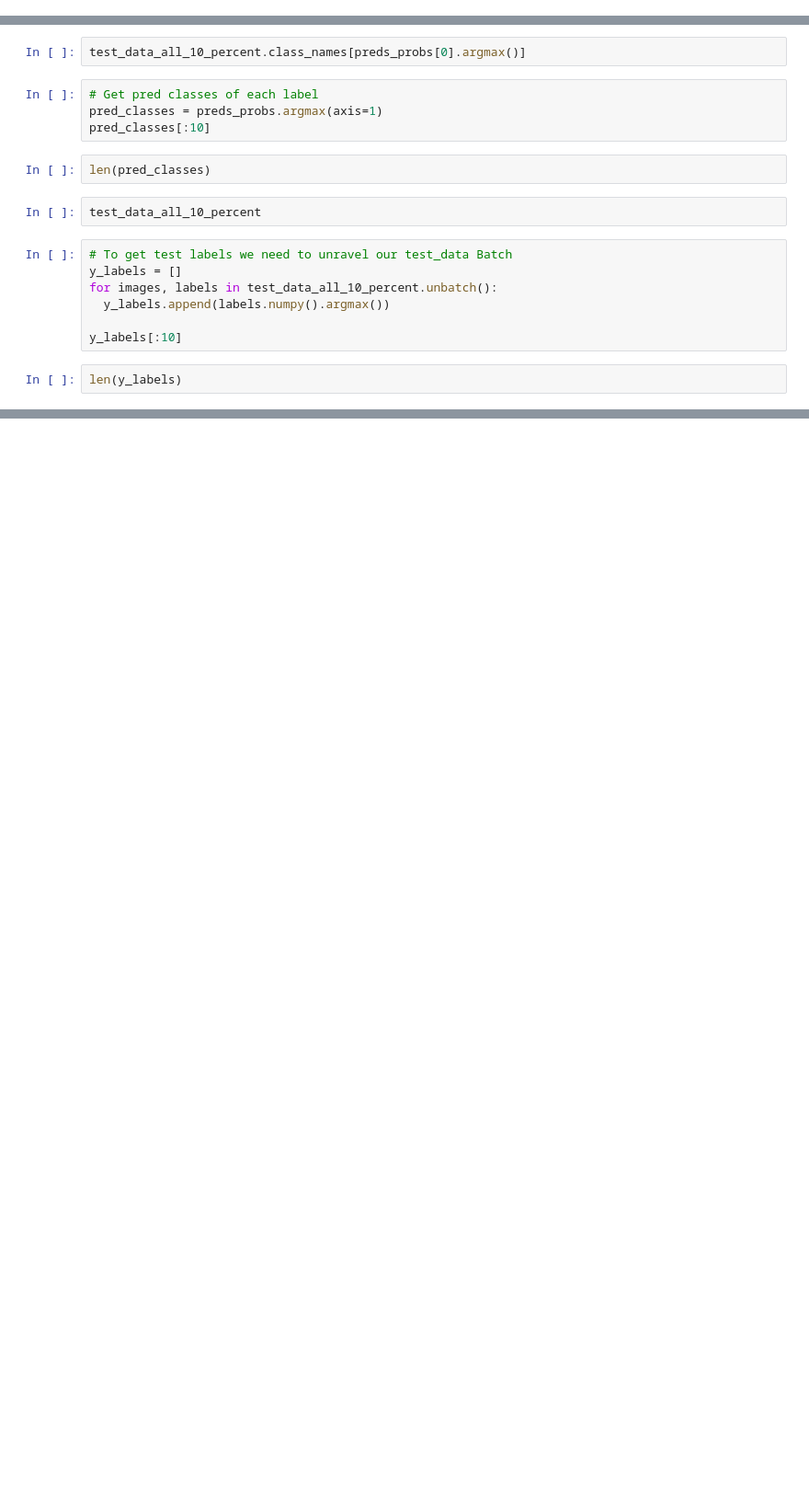
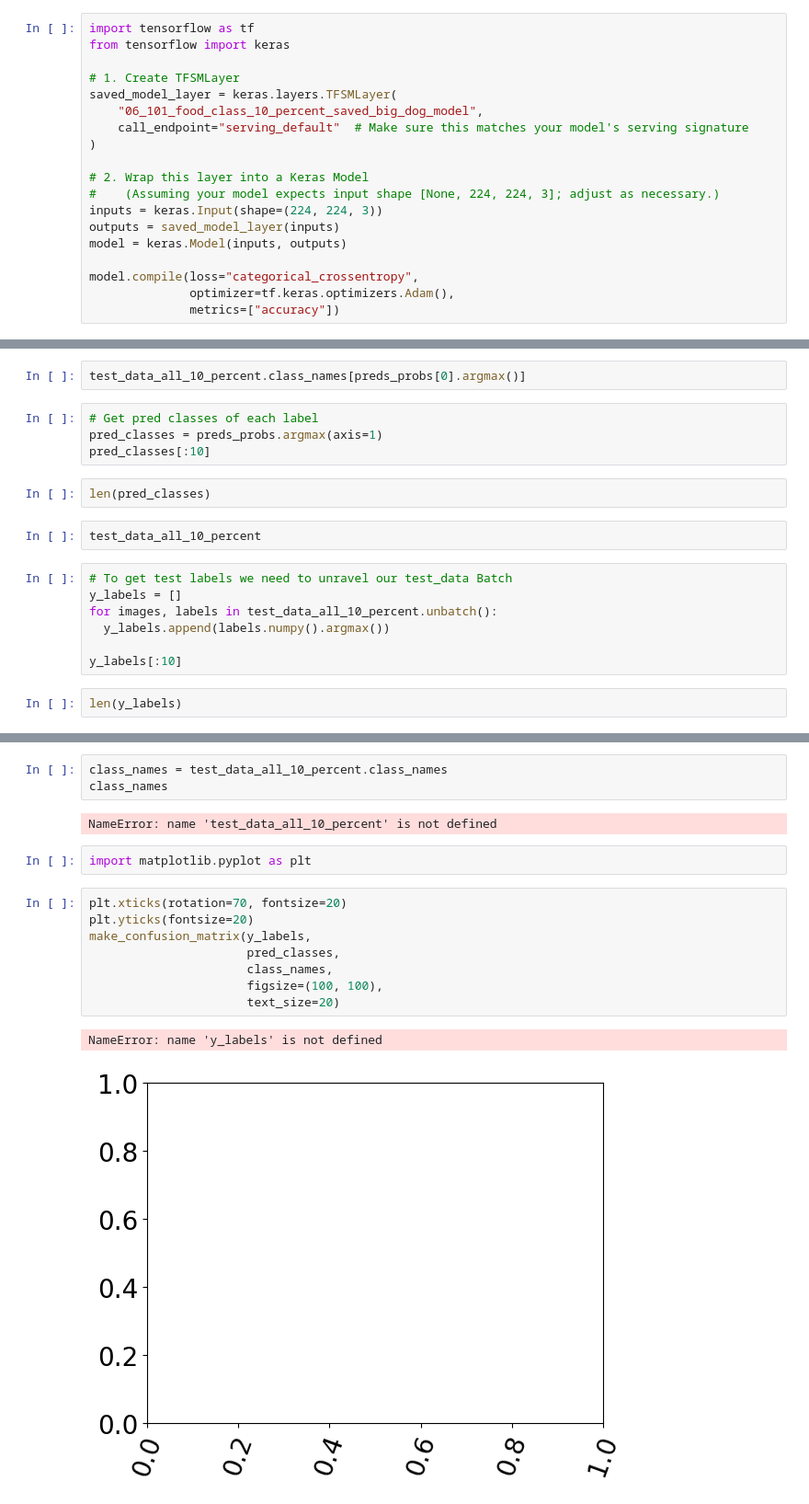
Before and after one commit to random-words/colab-notebooks, a Jupyter notebook: 05__transfer_learning_part_3_scaling_up.ipynb, the cells around one changed output, grey strips where cells are left out. Shown at 92% size. Drawn from its saved outputs; the diff is of its cells as text; blank space fills up the shorter version.

```diff
--- a/05__transfer_learning_part_3_scaling_up.ipynb
+++ b/05__transfer_learning_part_3_scaling_up.ipynb
@@ -273,0 +318,19 @@ model = tf.keras.models.load_model("06_101_food_class_10_percent_saved_big_dog_m
+# %%
+import tensorflow as tf
+from tensorflow import keras
+
+# 1. Create TFSMLayer
+saved_model_layer = keras.layers.TFSMLayer(
+    "06_101_food_class_10_percent_saved_big_dog_model",
+    call_endpoint="serving_default"  # Make sure this matches your model's serving signature
+)
+
+# 2. Wrap this layer into a Keras Model
+#    (Assuming your model expects input shape [None, 224, 224, 3]; adjust as necessary.)
+inputs = keras.Input(shape=(224, 224, 3))
+outputs = saved_model_layer(inputs)
+model = keras.Model(inputs, outputs)
+
+model.compile(loss="categorical_crossentropy",
+              optimizer=tf.keras.optimizers.Adam(),
+              metrics=["accuracy"])
@@ -314,0 +422,18 @@ len(y_labels)
+# %%
+class_names = test_data_all_10_percent.class_names
+class_names
+# %% [output]
+NameError: name 'test_data_all_10_percent' is not defined
+# %%
+import matplotlib.pyplot as plt
+# %%
+plt.xticks(rotation=70, fontsize=20)
+plt.yticks(fontsize=20)
+make_confusion_matrix(y_labels,
+                      pred_classes,
+                      class_names,
+                      figsize=(100, 100),
+                      text_size=20)
+# %% [output]
+NameError: name 'y_labels' is not defined
+[figure, added]
```
Also changed, not shown: parts of 51 cells of this notebook.
